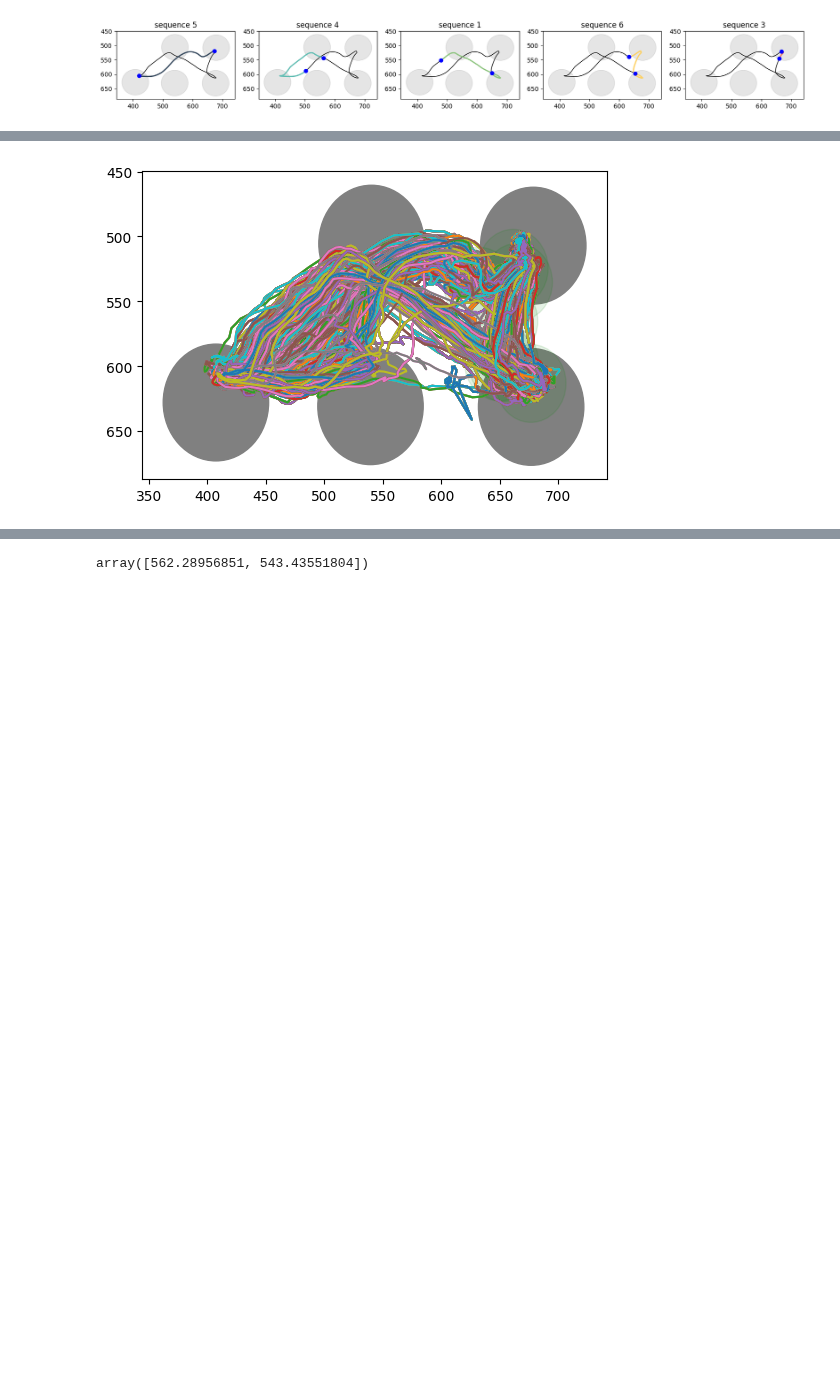
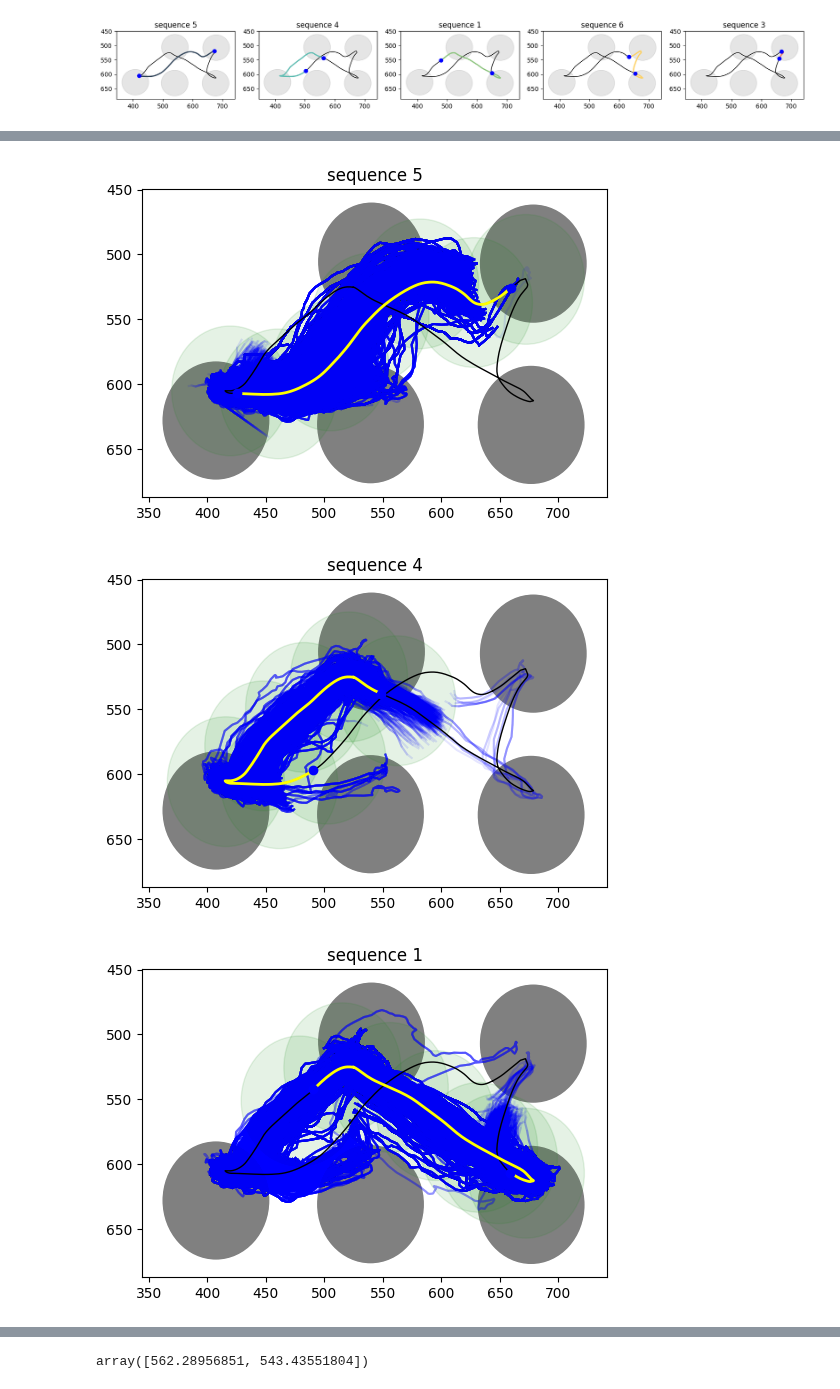
Before and after one commit to EmmettJT/sequences_analyse_PPSeq, a Jupyter notebook: revision_analysis/prioritisation_analysis/Untitled-1.ipynb, the cells around one changed output, grey strips where cells are left out. Drawn from its saved outputs; the diff is of its cells as text; code cells hidden in the pictures; blank space fills up the shorter version.

```diff
--- a/revision_analysis/prioritisation_analysis/Untitled-1.ipynb
+++ b/revision_analysis/prioritisation_analysis/Untitled-1.ipynb
@@ -1046,41 +1032,54 @@ motif_start_ends_df = find_motif_points(continuous_regions_df,standard_av_curve,
 # %%
-# convert to xy coords
+#this isnt working great...
+
+
+
+
+#convert to xy coords
 coords = []
 for ind_,item in enumerate(current_x):
     coords += [[item,current_y[ind_]]]
 
 ## each of these is a frame so we know the timing between them. ie. one frame is 1/60s
 fps = 1/np.mean(np.diff(camera_timestamps_df['Time Stamps'].values))
-time_filter = 4 #in s
+time_filter = 2 #in s
 frame_filter = int(time_filter / (1/fps))
 
-points = []
-for column in list(motif_start_ends_df):
-    row = motif_start_ends_df[(f'{column}')][3]
-    points += [row]
+for i in range(len(motif_start_ends_df)):
+    points = []
+    for column in list(motif_start_ends_df):
+        row = motif_start_ends_df[(f'{column}')][i]
+        points += [row]
 
-radius_intermediate =30
-radius_start_end = 30
-inds = find_transition_times(points[0], points[-1], points[1:-1], coords, frame_filter,radius_start_end, radius_intermediate)
+    radius_intermediate =50
+    radius_start_end = 50
+    inds = find_transition_times(points[0], points[-1], points[1:-1], coords, frame_filter,radius_start_end, radius_intermediate)
 
 
-fig, ax = plt.subplots(1, 1,figsize=(6, 4))
-for index,port_centroid in enumerate(port_centroids):
-    circle1 = plt.Circle(port_centroid, 45, color='grey', alpha = 1)
-    ax.add_patch(circle1)
+    fig, ax = plt.subplots(1, 1,figsize=(6, 4))
+    for index,port_centroid in enumerate(port_centroids):
+        circle1 = plt.Circle(port_centroid, 45, color='grey', alpha = 1)
+        ax.add_patch(circle1)
 
 
-for index,centroid in enumerate(points):
-    circle2 = plt.Circle(centroid, radius_intermediate, color='green', alpha = 0.1)
-    ax.add_patch(circle2)
+    for index,centroid in enumerate(points):
+        circle2 = plt.Circle(centroid, radius_intermediate, color='green', alpha = 0.1)
+        ax.add_patch(circle2)
 
 
-for ind in inds:
-    traject = coords[ind[0]:ind[1]]
-    x = [point[0] for point in traject]
-    y = [point[1] for point in traject]
-    ax.plot(x,y,'-')
+    for ind in inds:
+        traject = coords[ind[0]:ind[1]]
+        x = [point[0] for point in traject]
+        y = [point[1] for point in traject]
+        ax.plot(x,y,'-', color = 'blue', alpha = 0.1)
 
-ax.invert_yaxis()
+    plot_percentage_interval(standard_av_curve, [continuous_regions_df.start[i],continuous_regions_df.end[i]], port_centroids, ax, continuous_regions_df.sequence[i], 'yellow')
+
+
+
+
+# this is sort of working but not that well. it might be better to use larger circle areas, and some kind of average direction to filter out stuff that on average isnt moving in the right direction... thougb this will be hard with motifs that turn a corner...
 # %% [output]
-[figure, old version]
+[figure, new version]
+[figure, added]
+[figure, added]
```
Also changed, not shown: parts of 5 cells of this notebook.
